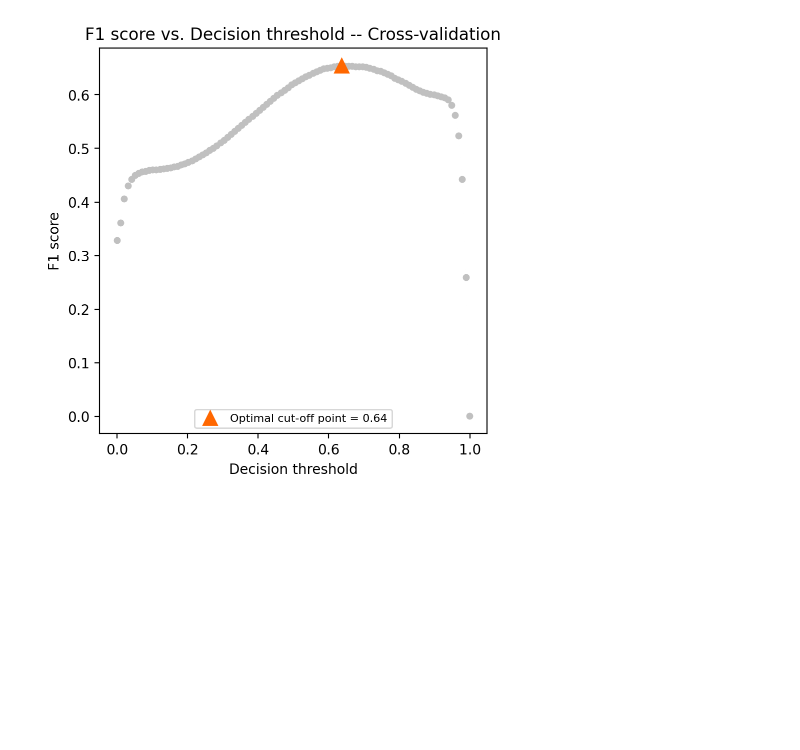
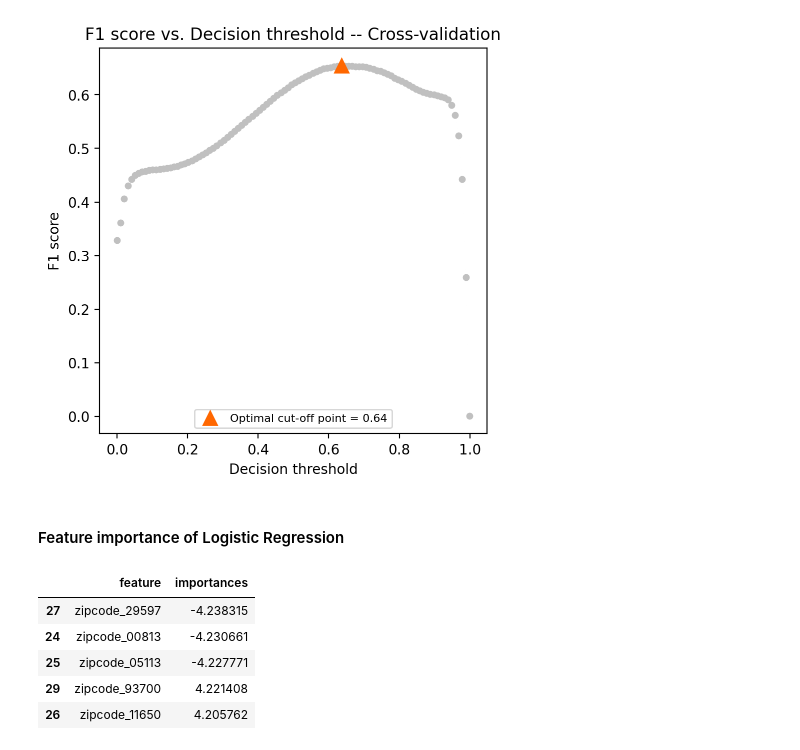
Before and after one commit to gvsreekar/credit_risk_model, a Jupyter notebook: model_building.ipynb, the cells around one changed output. Saved outputs shown, nothing was run; the diff lists cells and outputs as text; code cells hidden in the pictures; blank space fills up the shorter version.

Commit message:
Feature importance of Logistic Regression

```diff
--- a/model_building.ipynb
+++ b/model_building.ipynb
@@ -452,3 +452,19 @@ TunedThresholdClassifierCV(cv=3,
                                                                          max_iter=1000))]),
                            n_jobs=-1, scoring='f1', store_cv_results=True)
 [figure]
+# %% [markdown]
+#### Feature importance of Logistic Regression
+# %%
+features = selected_FE_with_FS.transform(x_test).columns
+
+Fi_df = pd.DataFrame({'feature':features,'importances':LR_best_model['logreg'].coef_[0]})
+
+Fi_df = Fi_df.sort_values(by='importances',ascending=False,key=abs)
+Fi_df.head()
+# %% [output]
+|  | feature | importances |
+| 27 | zipcode_29597 | -4.238315 |
+| 24 | zipcode_00813 | -4.230661 |
+| 25 | zipcode_05113 | -4.227771 |
+| 29 | zipcode_93700 | 4.221408 |
+| 26 | zipcode_11650 | 4.205762 |
```
Also changed, not shown: parts of 1 cell of this notebook.
